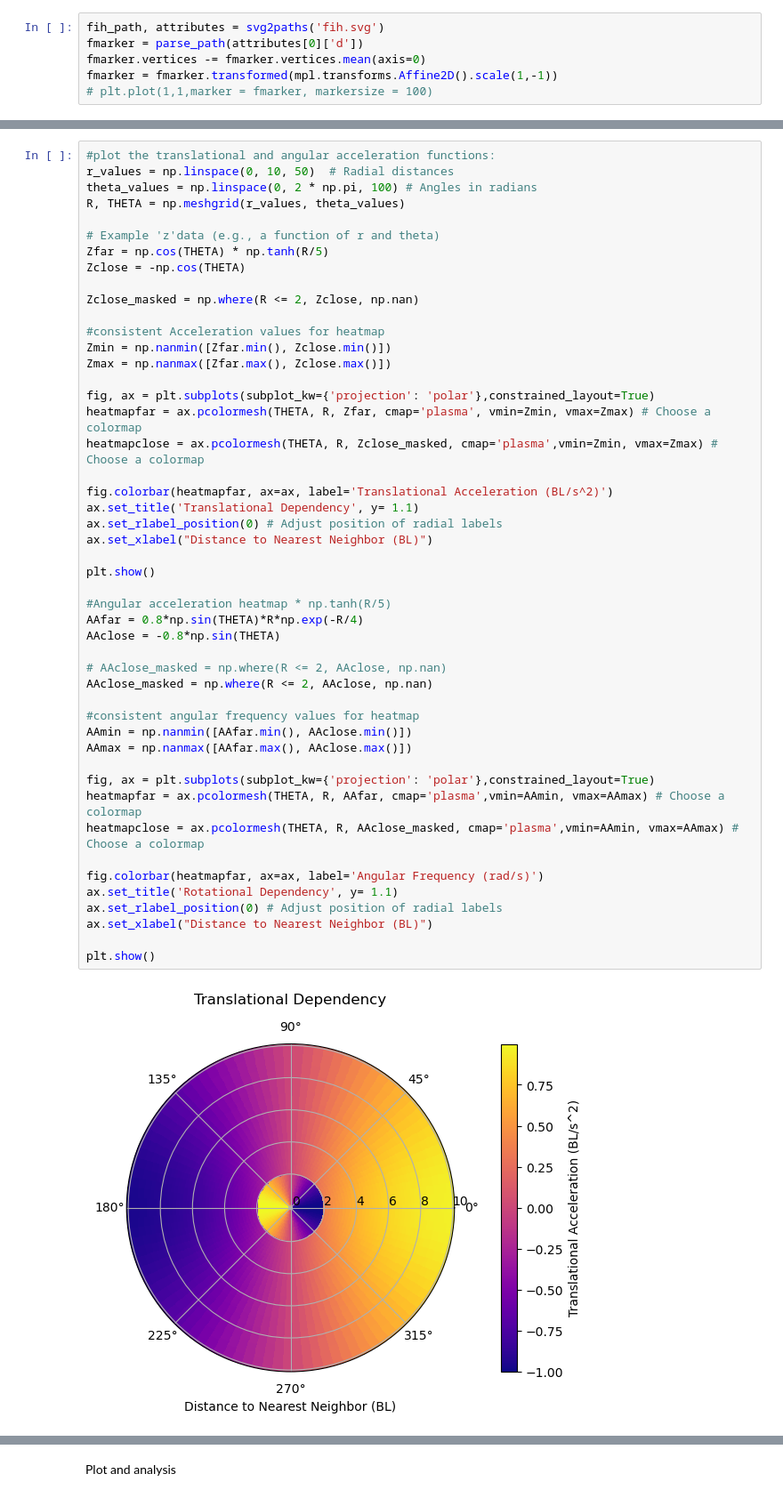
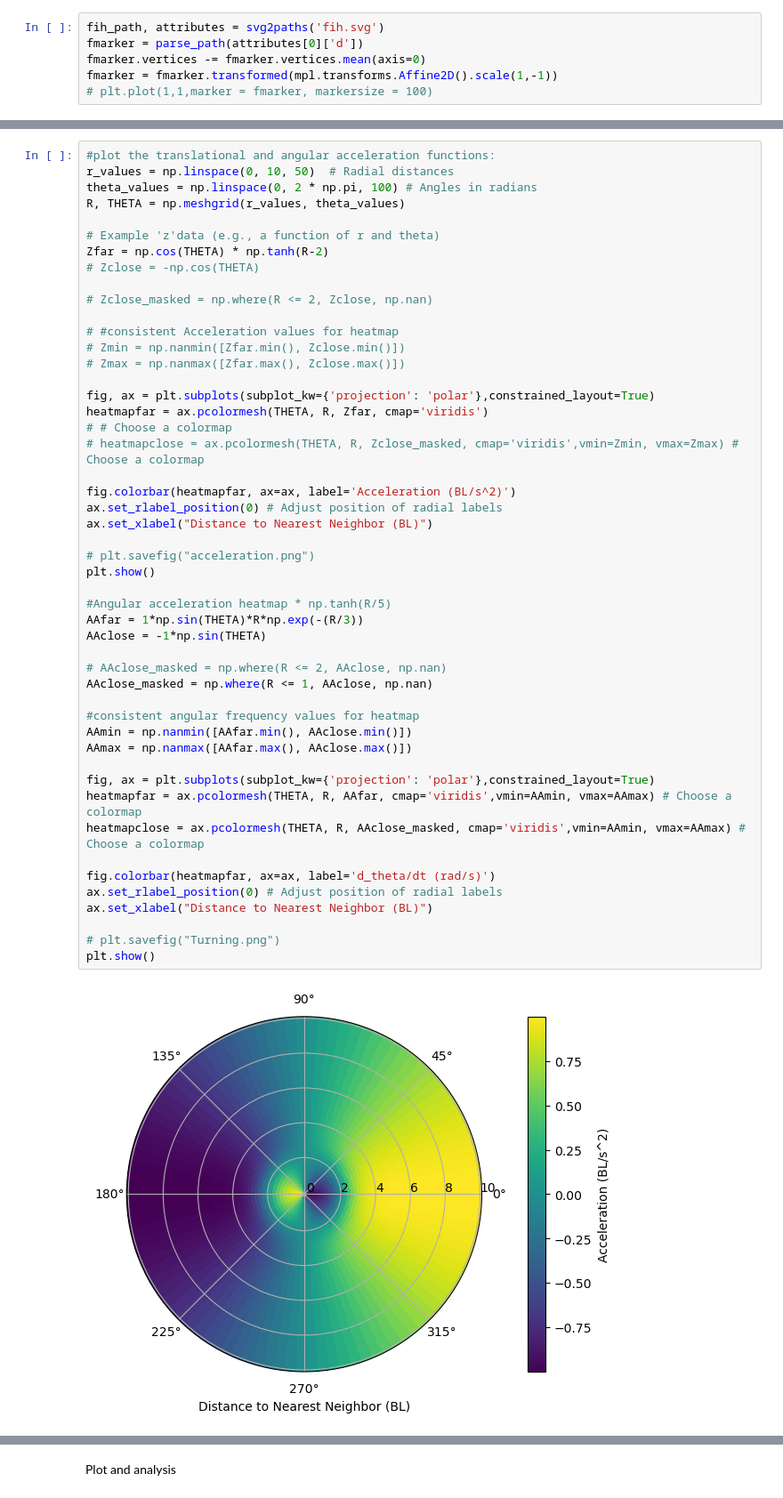
Before and after one commit to Bobomoto/PHYS250-Final-Project, a Jupyter notebook: Finalproject.ipynb, the cells around one changed output, grey strips where cells are left out. Shown at 89% size. Saved outputs shown, nothing was run; the diff lists cells and outputs as text.

```diff
--- a/Finalproject.ipynb
+++ b/Finalproject.ipynb
@@ -186,48 +161,49 @@ for i in np.arange(N):
 r_values = np.linspace(0, 10, 50)  # Radial distances
 theta_values = np.linspace(0, 2 * np.pi, 100) # Angles in radians
 R, THETA = np.meshgrid(r_values, theta_values)
 
 # Example 'z'data (e.g., a function of r and theta)
-Zfar = np.cos(THETA) * np.tanh(R/5)
-Zclose = -np.cos(THETA)
+Zfar = np.cos(THETA) * np.tanh(R-2)
+# Zclose = -np.cos(THETA)
 
-Zclose_masked = np.where(R <= 2, Zclose, np.nan)
+# Zclose_masked = np.where(R <= 2, Zclose, np.nan)
 
-#consistent Acceleration values for heatmap
-Zmin = np.nanmin([Zfar.min(), Zclose.min()])
-Zmax = np.nanmax([Zfar.max(), Zclose.max()])
+# #consistent Acceleration values for heatmap
+# Zmin = np.nanmin([Zfar.min(), Zclose.min()])
+# Zmax = np.nanmax([Zfar.max(), Zclose.max()])
 
 fig, ax = plt.subplots(subplot_kw={'projection': 'polar'},constrained_layout=True)
-heatmapfar = ax.pcolormesh(THETA, R, Zfar, cmap='plasma', vmin=Zmin, vmax=Zmax) # Choose a colormap
-heatmapclose = ax.pcolormesh(THETA, R, Zclose_masked, cmap='plasma',vmin=Zmin, vmax=Zmax) # Choose a colormap
+heatmapfar = ax.pcolormesh(THETA, R, Zfar, cmap='viridis')
+# # Choose a colormap
+# heatmapclose = ax.pcolormesh(THETA, R, Zclose_masked, cmap='viridis',vmin=Zmin, vmax=Zmax) # Choose a colormap
 
-fig.colorbar(heatmapfar, ax=ax, label='Translational Acceleration (BL/s^2)')
-ax.set_title('Translational Dependency', y= 1.1)
+fig.colorbar(heatmapfar, ax=ax, label='Acceleration (BL/s^2)')
 ax.set_rlabel_position(0) # Adjust position of radial labels
 ax.set_xlabel("Distance to Nearest Neighbor (BL)")
 
+# plt.savefig("acceleration.png")
 plt.show()
 
 #Angular acceleration heatmap * np.tanh(R/5)
-AAfar = 0.8*np.sin(THETA)*R*np.exp(-R/4)
-AAclose = -0.8*np.sin(THETA)
+AAfar = 1*np.sin(THETA)*R*np.exp(-(R/3))
+AAclose = -1*np.sin(THETA)
 
 # AAclose_masked = np.where(R <= 2, AAclose, np.nan)
-AAclose_masked = np.where(R <= 2, AAclose, np.nan)
+AAclose_masked = np.where(R <= 1, AAclose, np.nan)
 
 #consistent angular frequency values for heatmap
 AAmin = np.nanmin([AAfar.min(), AAclose.min()])
 AAmax = np.nanmax([AAfar.max(), AAclose.max()])
 
 fig, ax = plt.subplots(subplot_kw={'projection': 'polar'},constrained_layout=True)
-heatmapfar = ax.pcolormesh(THETA, R, AAfar, cmap='plasma',vmin=AAmin, vmax=AAmax) # Choose a colormap
-heatmapclose = ax.pcolormesh(THETA, R, AAclose_masked, cmap='plasma',vmin=AAmin, vmax=AAmax) # Choose a colormap
+heatmapfar = ax.pcolormesh(THETA, R, AAfar, cmap='viridis',vmin=AAmin, vmax=AAmax) # Choose a colormap
+heatmapclose = ax.pcolormesh(THETA, R, AAclose_masked, cmap='viridis',vmin=AAmin, vmax=AAmax) # Choose a colormap
 
-fig.colorbar(heatmapfar, ax=ax, label='Angular Frequency (rad/s)')
-ax.set_title('Rotational Dependency', y= 1.1)
+fig.colorbar(heatmapfar, ax=ax, label='d_theta/dt (rad/s)')
 ax.set_rlabel_position(0) # Adjust position of radial labels
 ax.set_xlabel("Distance to Nearest Neighbor (BL)")
 
+# plt.savefig("Turning.png")
 plt.show()
 # %% [output]
-[figure, old version]
+[figure, new version]
```
Also changed, not shown: parts of 37 cells of this notebook, 8 other files.
